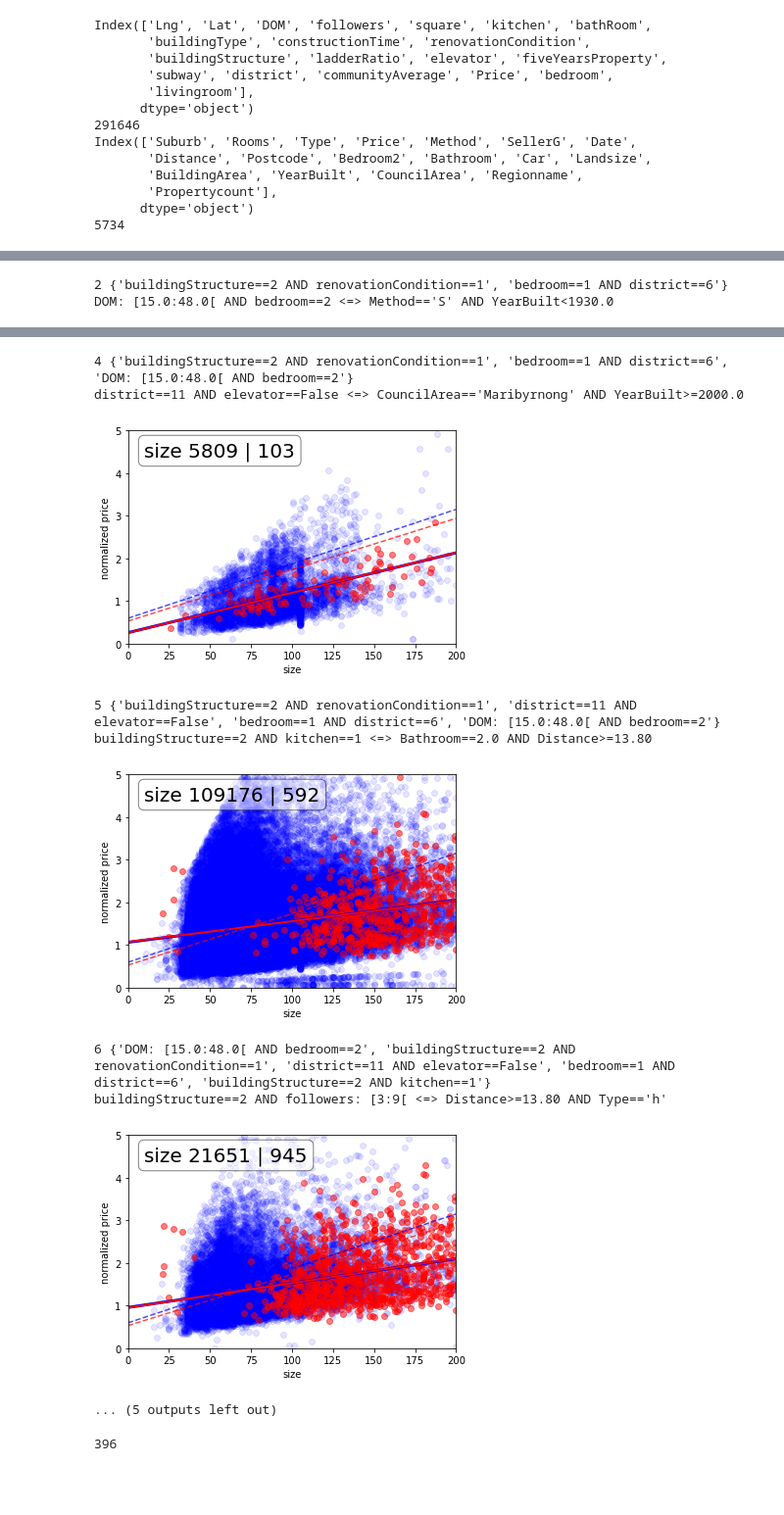
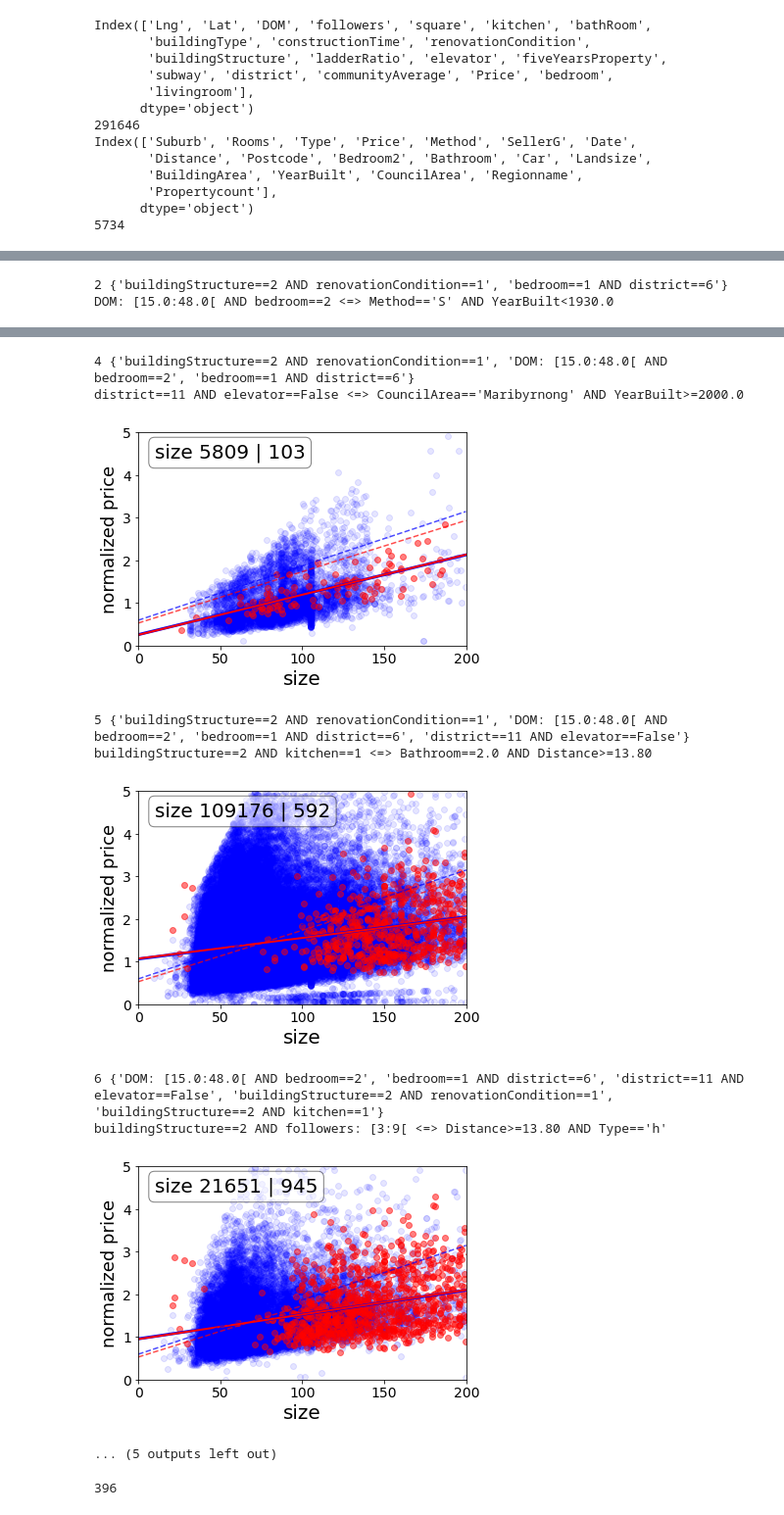
Before and after one commit to Feelx234/pyRDMM, a Jupyter notebook: scripts/housing2.ipynb, the cells around one changed output, grey strips where cells are left out. Shown at 98% size. Saved outputs shown, nothing was run; the diff lists cells and outputs as text; code cells hidden in the pictures; blank space fills up the shorter version.

```diff
--- a/scripts/housing2.ipynb
+++ b/scripts/housing2.ipynb
@@ -383,10 +383,12 @@ def plot_result(score,tpl,df1,df2):
     plt.plot(x,np.polyval(overall1,x),'b--',alpha=0.7,label='bejing overall fit')
     plt.plot(x,np.polyval(overall2,x),'r--',alpha=0.7,label='melbourne overall fit')
 
-    plt.ylabel('normalized price')
-    plt.xlabel('size')
+    plt.ylabel('normalized price', fontsize=18)
+    plt.xlabel('size', fontsize=20)
     plt.xlim([0,200])
     plt.ylim([0,5])
+    plt.gca().tick_params(axis='x', labelsize=14 )
+    plt.gca().tick_params(axis='y', labelsize=14 )
     #plt.legend(loc='upper left')
     np.set_printoptions(precision=6)
     #textstr=f'quality={np.round(score,2)}'#'\nbeta1={str(beta1)}\nbeta2={str(beta1)}'
@@ -438,12 +440,12 @@ DOM: [15.0:48.0[ AND bedroom==2 <=> Method=='S' AND YearBuilt<1930.0
-4 {'buildingStructure==2 AND renovationCondition==1', 'bedroom==1 AND district==6', 'DOM: [15.0:48.0[ AND bedroom==2'}
+4 {'buildingStructure==2 AND renovationCondition==1', 'DOM: [15.0:48.0[ AND bedroom==2', 'bedroom==1 AND district==6'}
 district==11 AND elevator==False <=> CouncilArea=='Maribyrnong' AND YearBuilt>=2000.0
-[figure, old version]
+[figure, new version]
-5 {'buildingStructure==2 AND renovationCondition==1', 'district==11 AND elevator==False', 'bedroom==1 AND district==6', 'DOM: [15.0:48.0[ AND bedroom==2'}
+5 {'buildingStructure==2 AND renovationCondition==1', 'DOM: [15.0:48.0[ AND bedroom==2', 'bedroom==1 AND district==6', 'district==11 AND elevator==False'}
 buildingStructure==2 AND kitchen==1 <=> Bathroom==2.0 AND Distance>=13.80
-[figure, old version]
+[figure, new version]
-6 {'DOM: [15.0:48.0[ AND bedroom==2', 'buildingStructure==2 AND renovationCondition==1', 'district==11 AND elevator==False', 'bedroom==1 AND district==6', 'buildingStructure==2 AND kitchen==1'}
+6 {'DOM: [15.0:48.0[ AND bedroom==2', 'bedroom==1 AND district==6', 'district==11 AND elevator==False', 'buildingStructure==2 AND renovationCondition==1', 'buildingStructure==2 AND kitchen==1'}
 buildingStructure==2 AND followers: [3:9[ <=> Distance>=13.80 AND Type=='h'
-[figure, old version]
+[figure, new version]
 ... (5 outputs left out)
 # %%
 result[0][1][3].size_sg
```
Also changed, not shown: parts of 1 cell of this notebook, 1 other file.
